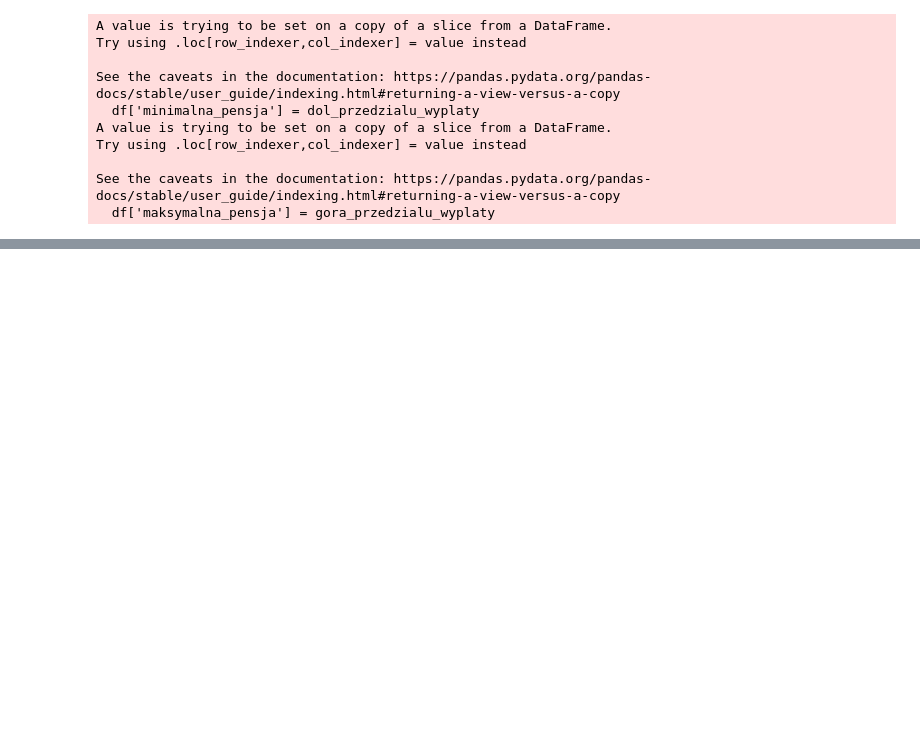
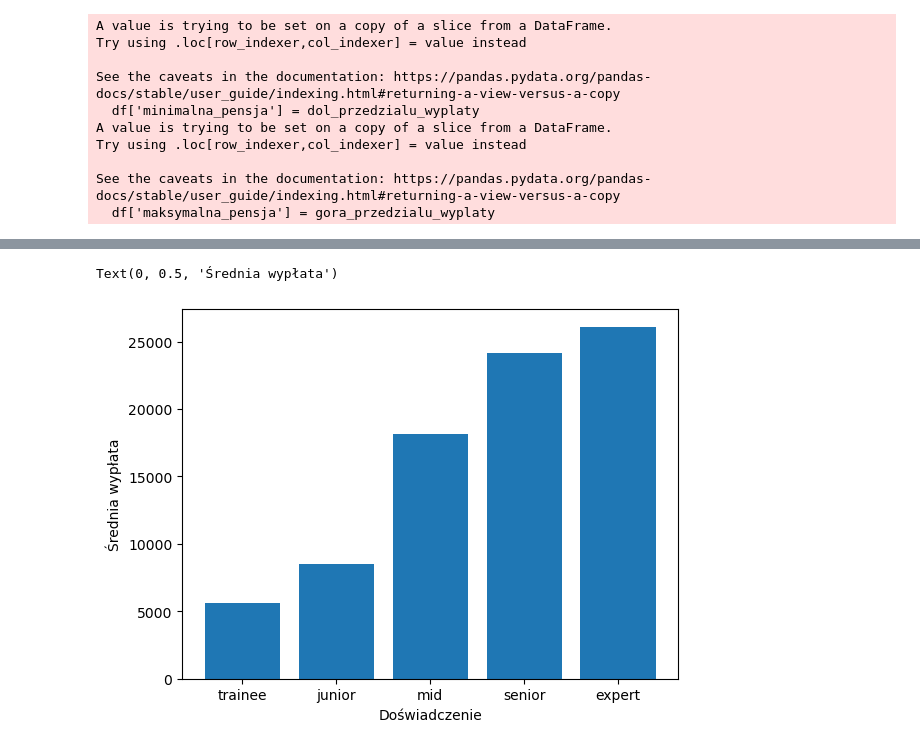
Before and after one commit to Tymon-cpu/Projekt_zaliczeniowy_python_analiza, a Jupyter notebook: Analiza.ipynb, the cells around one changed output, grey strips where cells are left out. Drawn from its saved outputs; the diff is of its cells as text; code cells hidden in the pictures; blank space fills up the shorter version.

```diff
--- a/Analiza.ipynb
+++ b/Analiza.ipynb
@@ -123,0 +218,15 @@ df
+# %%
+rangi = []
+for i in df['Doświadczenie']:
+    if i == 'trainee':
+        rangi.append(1)
+    elif i == 'junior':
+        rangi.append(2)
+    elif i == 'mid':
+        rangi.append(3)
+    elif i == 'senior':
+        rangi.append(4)
+    elif i == 'expert':
+        rangi.append(5)
+df['Rangi'] = rangi
+df
@@ -123,0 +253,3 @@ df
+# %%
+doswiadczenie = df.groupby('Doświadczenie')[['Średnia_wyplata','Rangi']].agg('mean').sort_values('Rangi')
+doswiadczenie
@@ -123,0 +264,7 @@ df
+# %%
+plt.bar(doswiadczenie.index, doswiadczenie['Średnia_wyplata'])
+plt.xlabel('Doświadczenie')
+plt.ylabel('Średnia wypłata')
+# %% [output]
+Text(0, 0.5, 'Średnia wypłata')
+[figure, added]
```
Also changed, not shown: parts of 25 cells of this notebook, 5 other files.
